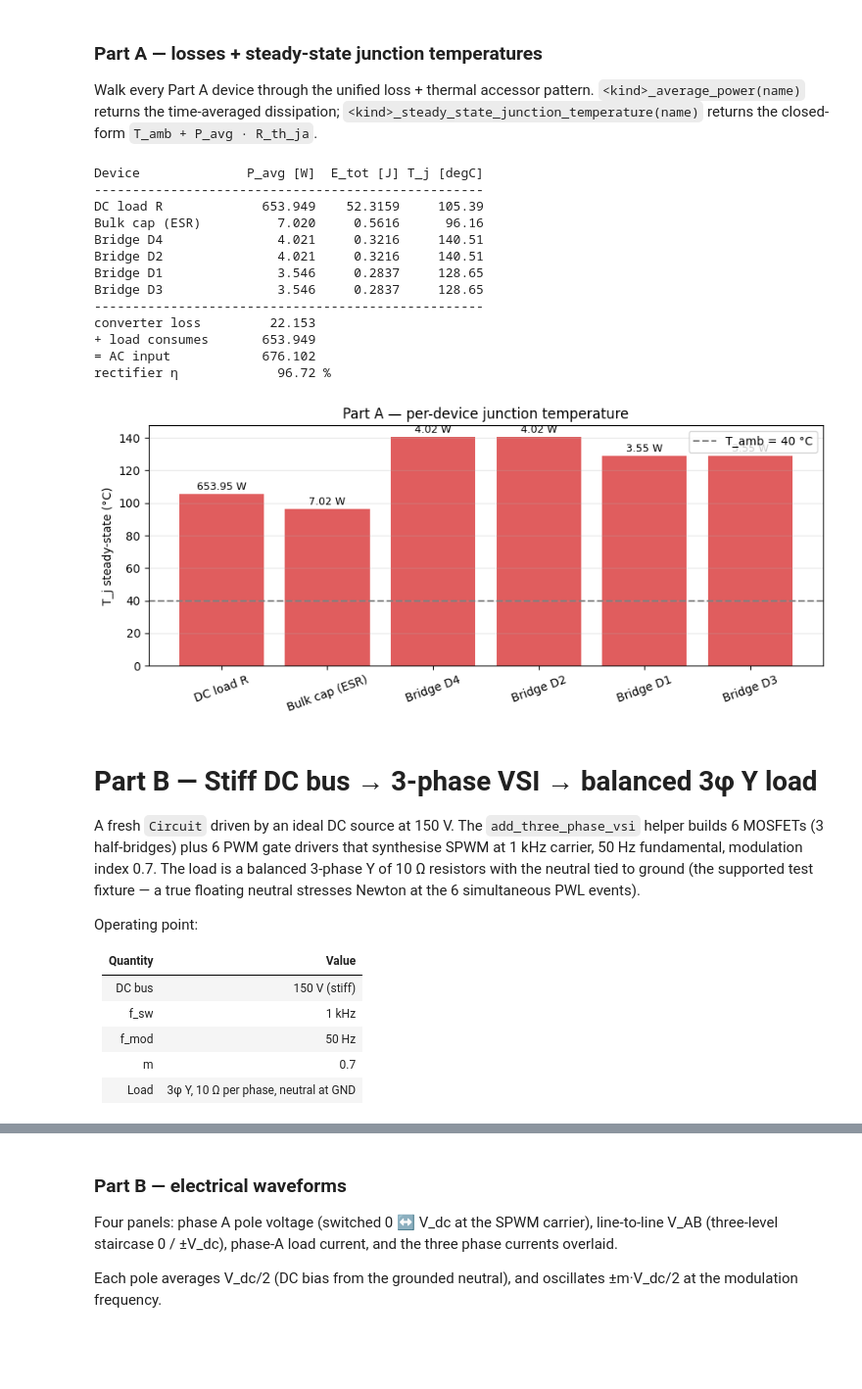
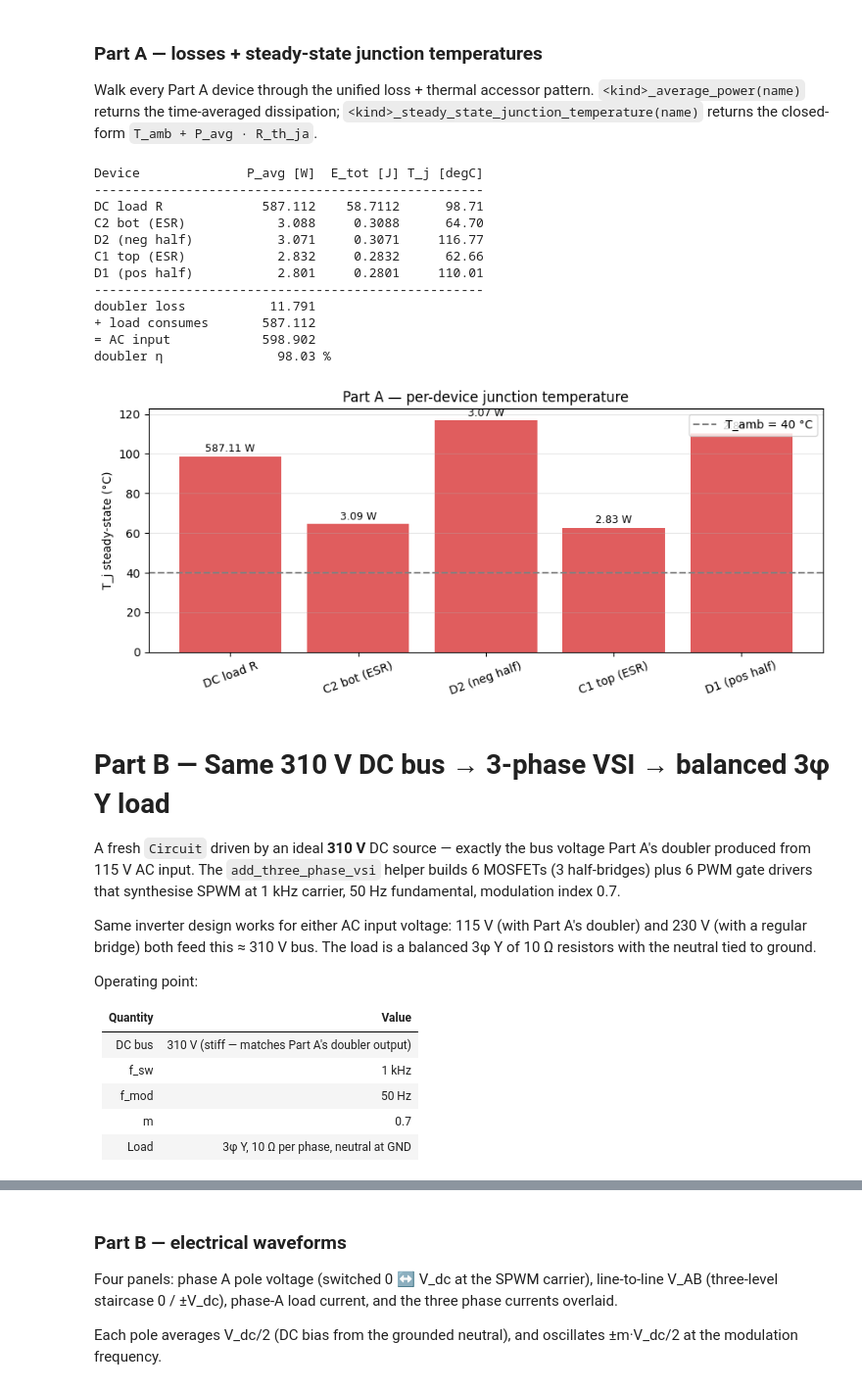
Before and after one commit to lgili/Pulsim, a Jupyter notebook: examples/notebooks/31_single_phase_to_three_phase_vsi.ipynb, the cells around one changed output, grey strips where cells are left out. Shown at 98% size. Saved outputs shown, nothing was run; the diff lists cells and outputs as text; code cells hidden in the pictures; blank space fills up the shorter version.

```diff
--- a/examples/notebooks/31_single_phase_to_three_phase_vsi.ipynb
+++ b/examples/notebooks/31_single_phase_to_three_phase_vsi.ipynb
@@ -200,12 +242,11 @@ dissipation; `<kind>_steady_state_junction_temperature(name)` returns
 the closed-form `T_amb + P_avg · R_th_ja`.
 # %%
 devices_A = [
-    ('Brg__D1', 'diode',     'Bridge D1'),
-    ('Brg__D2', 'diode',     'Bridge D2'),
-    ('Brg__D3', 'diode',     'Bridge D3'),
-    ('Brg__D4', 'diode',     'Bridge D4'),
-    ('C_bulk',  'capacitor', 'Bulk cap (ESR)'),
-    ('R_load',  'resistor',  'DC load R'),
+    ('D1',     'diode',     'D1 (pos half)'),
+    ('D2',     'diode',     'D2 (neg half)'),
+    ('C1',     'capacitor', 'C1 top (ESR)'),
+    ('C2',     'capacitor', 'C2 bot (ESR)'),
+    ('R_load', 'resistor',  'DC load R'),
 ]
 
 def _safe(getter, name):
@@ -227,66 +268,69 @@ rows_A.sort(key=lambda r: -r[1])
 hdr = f'{"Device":18} {"P_avg [W]":>10} {"E_tot [J]":>10} {"T_j [degC]":>10}'
 print(hdr); print('-' * len(hdr))
 total_loss_A = 0.0
+p_load_sink = 0.0
 for label, p_avg, e_tot, t_j in rows_A:
     if label == 'DC load R':
         p_load_sink = p_avg
     else:
         total_loss_A += p_avg
     print(f'{label:18} {p_avg:10.3f} {e_tot:10.4f} {t_j:10.2f}')
 print('-' * len(hdr))
-print(f'{"converter loss":18} {total_loss_A:10.3f}')
+print(f'{"doubler loss":18} {total_loss_A:10.3f}')
 print(f'{"+ load consumes":18} {p_load_sink:10.3f}')
 print(f'{"= AC input":18} {total_loss_A + p_load_sink:10.3f}')
-print(f'{"rectifier η":18} {p_load_sink/(total_loss_A+p_load_sink)*100:10.2f} %')
+print(f'{"doubler η":18} {p_load_sink/(total_loss_A+p_load_sink)*100:10.2f} %')
 
 # Temperature bar chart
 labels = [r[0] for r in rows_A if r[3] == r[3] and r[3] > T_amb]
 tjs    = [r[3] for r in rows_A if r[3] == r[3] and r[3] > T_amb]
 powers = [r[1] for r in rows_A if r[3] == r[3] and r[3] > T_amb]
 
 fig, axL = plt.subplots(figsize=(9, 4))
 bars = axL.bar(labels, tjs, color='#d62728', alpha=0.75)
 axL.axhline(T_amb, ls='--', color='grey', label=f'T_amb = {T_amb:.0f} °C')
 axL.set_ylabel('T_j steady-state (°C)')
 axL.set_title('Part A — per-device junction temperature')
 axL.tick_params(axis='x', rotation=20)
 axL.grid(alpha=0.3, axis='y'); axL.legend(loc='upper right')
 for bar, p in zip(bars, powers):
     axL.text(bar.get_x() + bar.get_width()/2, bar.get_height() + 1,
              f'{p:.2f} W', ha='center', va='bottom', fontsize=9)
 fig.tight_layout()
 plt.show()
 # %% [output]
 Device              P_avg [W]  E_tot [J] T_j [degC]
 ---------------------------------------------------
-DC load R             653.949    52.3159     105.39
-Bulk cap (ESR)          7.020     0.5616      96.16
-Bridge D4               4.021     0.3216     140.51
-Bridge D2               4.021     0.3216     140.51
-Bridge D1               3.546     0.2837     128.65
-Bridge D3               3.546     0.2837     128.65
+DC load R             587.112    58.7112      98.71
+C2 bot (ESR)            3.088     0.3088      64.70
+D2 (neg half)           3.071     0.3071     116.77
+C1 top (ESR)            2.832     0.2832      62.66
+D1 (pos half)           2.801     0.2801     110.01
 ---------------------------------------------------
-converter loss         22.153
-+ load consumes       653.949
-= AC input            676.102
-rectifier η             96.72 %
+doubler loss           11.791
++ load consumes       587.112
+= AC input            598.902
+doubler η               98.03 %
-[figure, old version]
+[figure, new version]
 # %% [markdown]
-# Part B — Stiff DC bus → 3-phase VSI → balanced 3φ Y load
+# Part B — Same 310 V DC bus → 3-phase VSI → balanced 3φ Y load
 
-A fresh `Circuit` driven by an ideal DC source at 150 V. The
+A fresh `Circuit` driven by an ideal **310 V** DC source — exactly
+the bus voltage Part A's doubler produced from 115 V AC input. The
 `add_three_phase_vsi` helper builds 6 MOSFETs (3 half-bridges) plus
 6 PWM gate drivers that synthesise SPWM at 1 kHz carrier, 50 Hz
-fundamental, modulation index 0.7. The load is a balanced 3-phase
-Y of 10 Ω resistors with the neutral tied to ground (the supported
-test fixture — a true floating neutral stresses Newton at the 6
-simultaneous PWL events).
+fundamental, modulation index 0.7.
+
+Same inverter design works for either AC input voltage: 115 V (with
+Part A's doubler) and 230 V (with a regular bridge) both feed this
+≈ 310 V bus. The load is a balanced 3φ Y of 10 Ω resistors with
+the neutral tied to ground.
 
 Operating point:
 
 | Quantity | Value |
 | -------- | ----- |
-| DC bus   | 150 V (stiff) |
+| DC bus   | 310 V (stiff — matches Part A's doubler output) |
 | f_sw     | 1 kHz |
 | f_mod    | 50 Hz |
 | m        | 0.7 |
```
Also changed, not shown: parts of 10 cells of this notebook.
